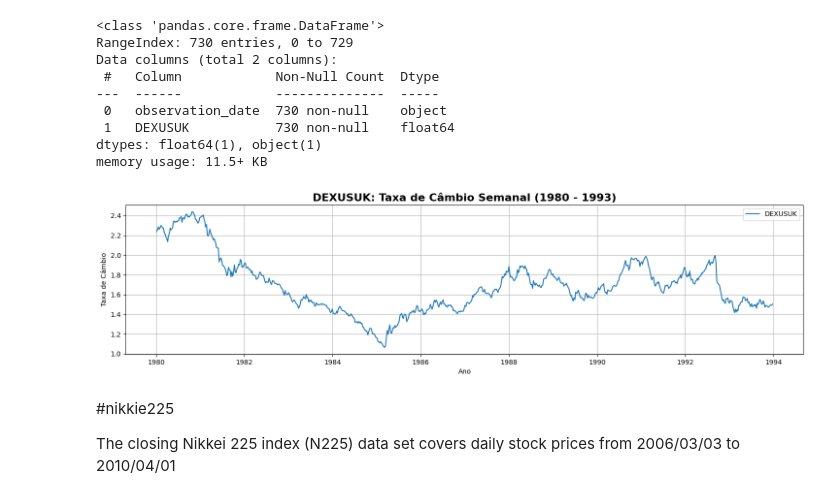
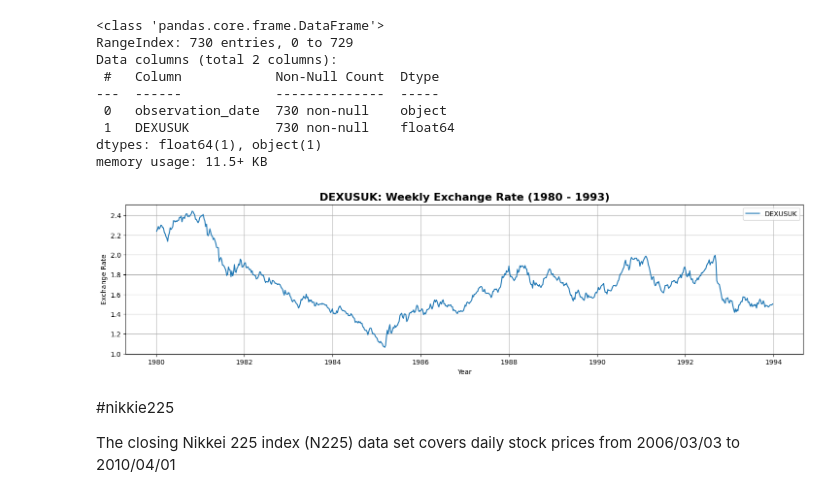
Before and after one commit to metsumesquita/master_degree_UPE, a Jupyter notebook: Hybrid_Model_project.ipynb, the cells around one changed output. Cells and saved outputs as stored; diff of their text form; code cells hidden in the pictures.

```diff
--- a/Hybrid_Model_project.ipynb
+++ b/Hybrid_Model_project.ipynb
@@ -221,15 +223,15 @@ exchange_data = exchange_data.sort_index()
 # %%
 plt.figure(figsize=(18, 4))
 plt.plot(exchange_data.index, exchange_data["DEXUSUK"], label='DEXUSUK') # Plot the actual data
 
-plt.title("DEXUSUK: Taxa de Câmbio Semanal (1980 - 1993)", fontsize=16, fontweight='bold') # Correct title placement
-plt.xlabel("Ano") # Appropriate label for time series
-plt.ylabel("Taxa de Câmbio") # Correct label for exchange rate
+plt.title("DEXUSUK: Weekly Exchange Rate (1980 - 1993)", fontsize=16, fontweight='bold') # Correct title placement
+plt.xlabel("Year") # Appropriate label for time series
+plt.ylabel("Exchange Rate") # Correct label for exchange rate
 plt.grid(True)
 plt.legend() # Show the label 'DEXUSUK'
 plt.show()
 # %% [output]
-[figure, old version]
+[figure, new version]
 # %% [markdown]
 #nikkie225
 >
```
Also changed, not shown: parts of 26 cells of this notebook.
